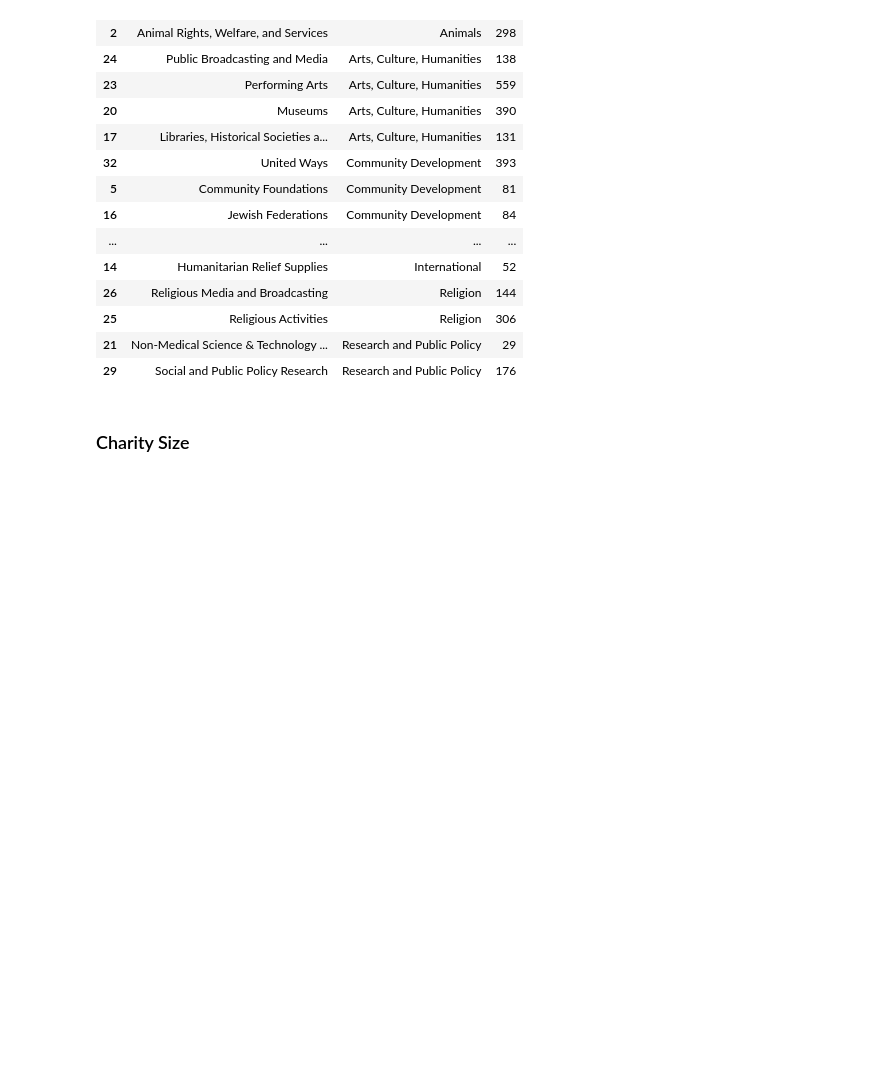
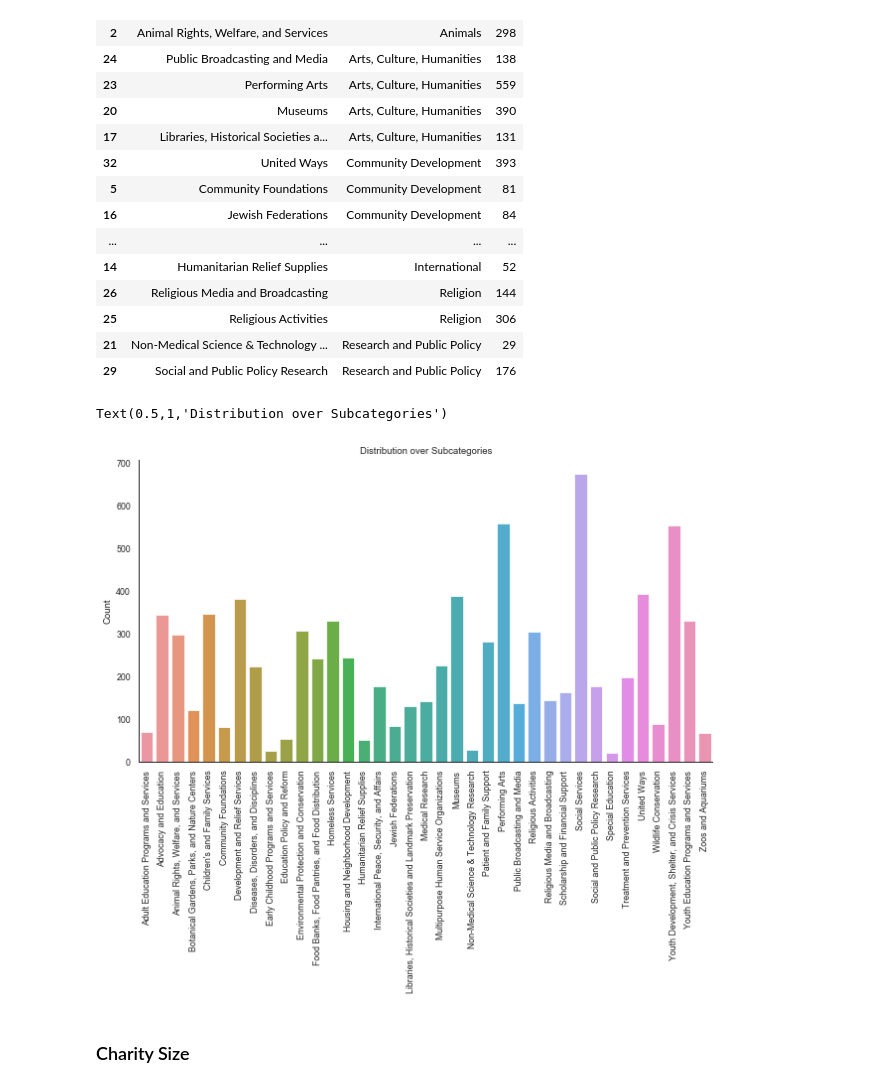
Before and after one commit to achanales/Giver, a Jupyter notebook: notebooks/1.0-eda_charity.ipynb, the cells around one changed output. Saved outputs shown, nothing was run; the diff lists cells and outputs as text; code cells hidden in the pictures; blank space fills up the shorter version.

```diff
--- a/notebooks/1.0-eda_charity.ipynb
+++ b/notebooks/1.0-eda_charity.ipynb
@@ -126,6 +126,18 @@ subcat_count.sort_values(by=['category'])
 | 25 | Religious Activities | Religion | 306 |
 | 21 | Non-Medical Science & Technology ... | Research and Public Policy | 29 |
 | 29 | Social and Public Policy Research | Research and Public Policy | 176 |
+# %%
+sns.set(rc={'figure.figsize':(30,8)},)
+sns.set_style("white")
+sns.set_context("paper")
+sns.catplot(x = 'subcategory', y = 'ein', kind = 'bar', aspect = 2, data = subcat_count)
+plt.xticks(rotation=90)
+plt.xlabel('')
+plt.ylabel('Count')
+plt.title('Distribution over Subcategories')
+# %% [output]
+Text(0.5,1,'Distribution over Subcategories')
+[figure, added]
 # %% [markdown]
 ### Charity Size
 # %%
```
Also changed, not shown: parts of 4 cells of this notebook, 22 other files.
